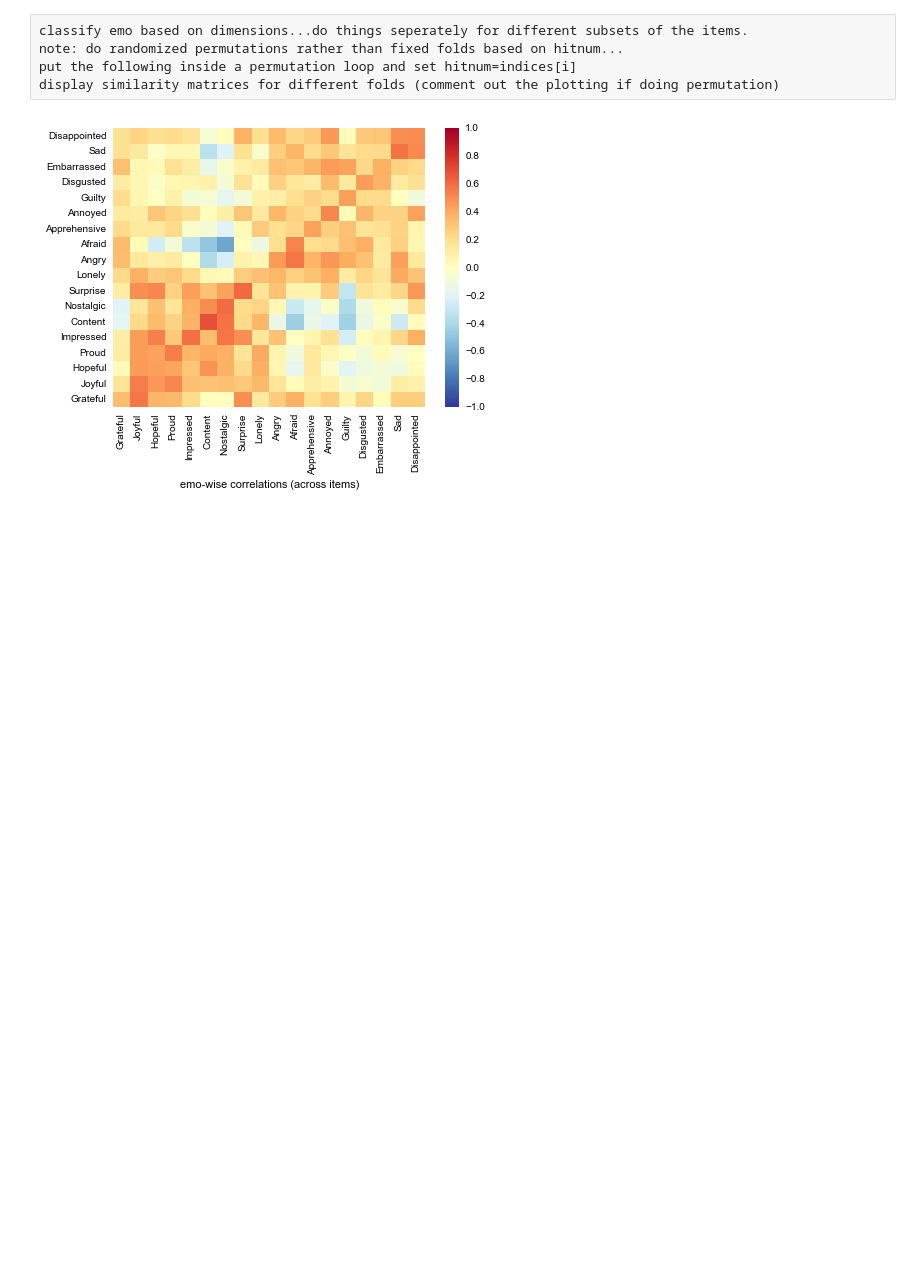
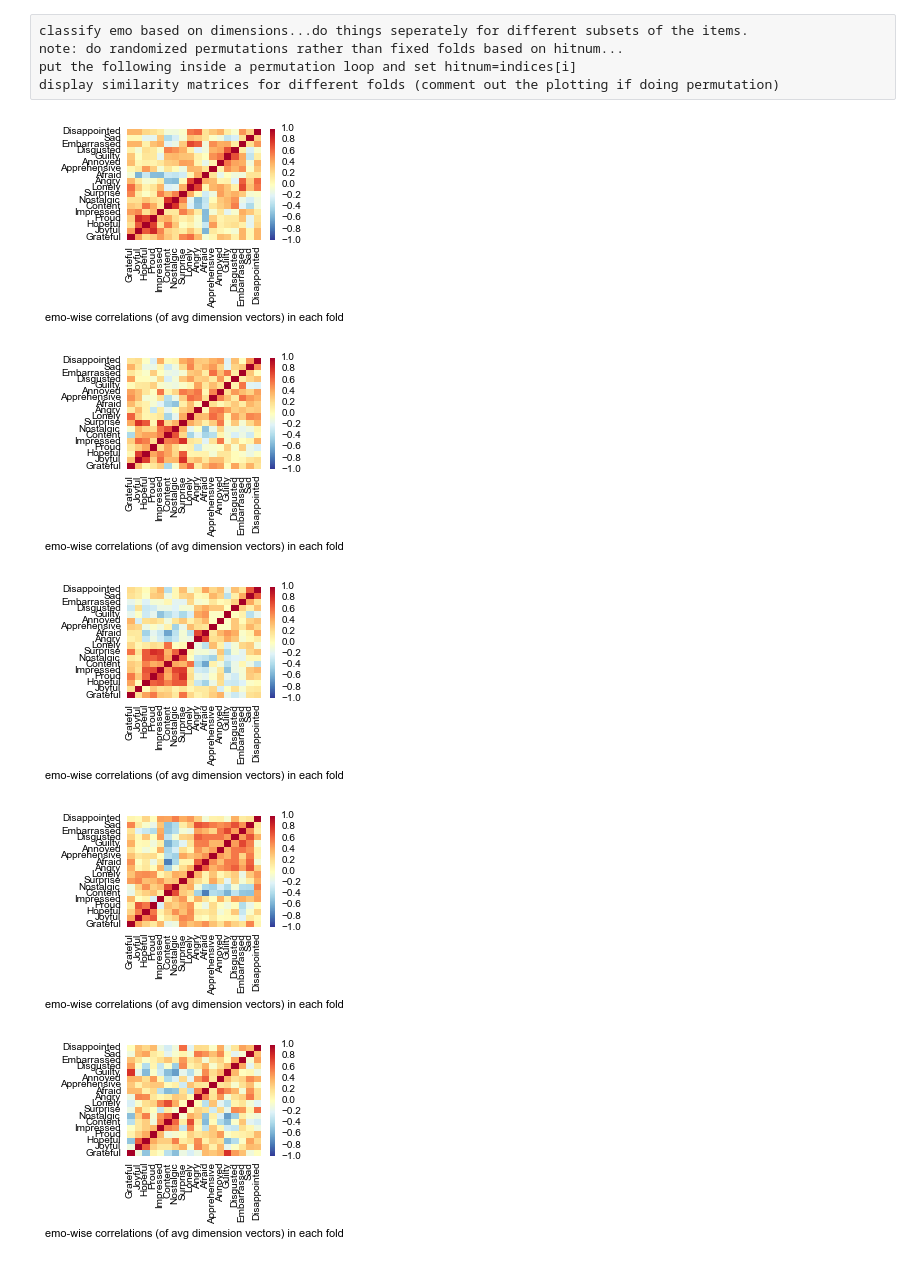
Before and after one commit to onionater/antools, a Jupyter notebook: turk/NDIM.ipynb, the cells around one changed output. Drawn from its saved outputs; the diff is of its cells as text; code cells hidden in the pictures; blank space fills up the shorter version.

```diff
--- a/turk/NDIM.ipynb
+++ b/turk/NDIM.ipynb
@@ -40,7 +42,7 @@ global othercols, excludecols, othercols
 filename='/Users/amyskerry/NDE_dimdl.csv'
 #important columns
 othercols=['subjid', 'rownum','submission_date', 'city','country','age','gender','thoughts']
-suffix='allvars'
+suffix='vonly'
 smallfig=[3,2]
 screesize=[4,3]
 matrixsize=[7,6]
@@ -155,8 +170,9 @@ alllabels=[]
 for i in cvfolds:
     [theseitemavgs,theseitemlabels, thesedimlabels, theseitememos]=ndim.getitemavgs(keepers,orderedlabels, dims, **{cvtype:i+1})
     [theseemoavgs, theseemolabels, thesedimlabels]=ndim.getemoavgs(keepers,orderedemos, dims, **{cvtype:i+1})
+    #[theseitemavgs, theseitemlabels, theseitememos, theseemoavgs, theseemolabels]=reduce2subset(basicsubset,theseitemavgs, theseitemlabels, theseitememos, theseemoavgs, theseemolabels)
     [theseorderedlabels, theseorderedemos]=ndim.orderlists(theseemolabels,theseitemlabels,keepers) # reorder in case you lost some emos
-    #ndim.plotcorrmatrix('emo-wise correlations (of avg dimension vectors) in each fold', theseorderedemos, theseemoavgs, 'emos_'+suffix+cvtype+str(i)+'.png', figuresize=smallfig)
+    ndim.plotcorrmatrix('emo-wise correlations (of avg dimension vectors) in each fold', theseorderedemos, theseemoavgs, 'emos_'+suffix+cvtype+str(i)+'.png', figuresize=smallfig)
     alldata.append(theseemoavgs)
     alllabels.append(theseemolabels)
 [classdeets1, accuracies1, chance1]= ndim.classify(cvfolds, alldata, alllabels)
@@ -177,19 +195,24 @@ display similarity matrices for different folds (comment out the plotting if doi
 # %%
 #indices=range(5)
 #shuffle(indices)
 cvfolds=range(5)
 cvtype='hitnum'
 alldata=[]
 alllabels=[]
 for i in cvfolds:
     [theseitemavgs,theseitemlabels, thesedimlabels, theseitememos]=ndim.getitemavgs(keepers,orderedlabels, dims, **{cvtype:i+1})
     [theseemoavgs, theseemolabels, thesedimlabels]=ndim.getemoavgs(keepers,orderedemos, dims, **{cvtype:i+1})
+    #[theseitemavgs, theseitemlabels, theseitememos, theseemoavgs, theseemolabels]=reduce2subset(basicsubset,theseitemavgs, theseitemlabels, theseitememos, theseemoavgs, theseemolabels)
     [theseorderedlabels, theseorderedemos]=ndim.orderlists(theseemolabels,theseitemlabels,keepers) # reorder in case you lost some emos
-    #ndim.plotcorrmatrix('emo-wise correlations (of avg dimension vectors) in each fold', theseorderedemos, theseemoavgs, 'emos_'+suffix+cvtype+str(i)+'.png', figuresize=smallfig)
+    ndim.plotcorrmatrix('emo-wise correlations (of avg dimension vectors) in each fold', theseorderedemos, theseemoavgs, 'emos_'+suffix+cvtype+str(i)+'.png', figuresize=smallfig)
     alldata.append(theseemoavgs)
     alllabels.append(theseemolabels)
 [classdeets2, accuracies2, chance2]= ndim.classify(cvfolds, alldata, alllabels)
 crosscorrs=ndim.crossmatrixcorr(alldata)
 ndim.plotweightmatrix('emo-wise correlations (across items)', theseemolabels, theseemolabels, crosscorrs, 'emosimilarities_xitems'+suffix+'.png', figuresize=[7,5], cmin=-1, cmax=1, cmapspec='RdYlBu_r')
 # %% [output]
-[figure, old version]
+[figure, new version]
+[figure, added]
+[figure, added]
+[figure, added]
+[figure, added]
```
Also changed, not shown: parts of 14 cells of this notebook, 55 other files.
